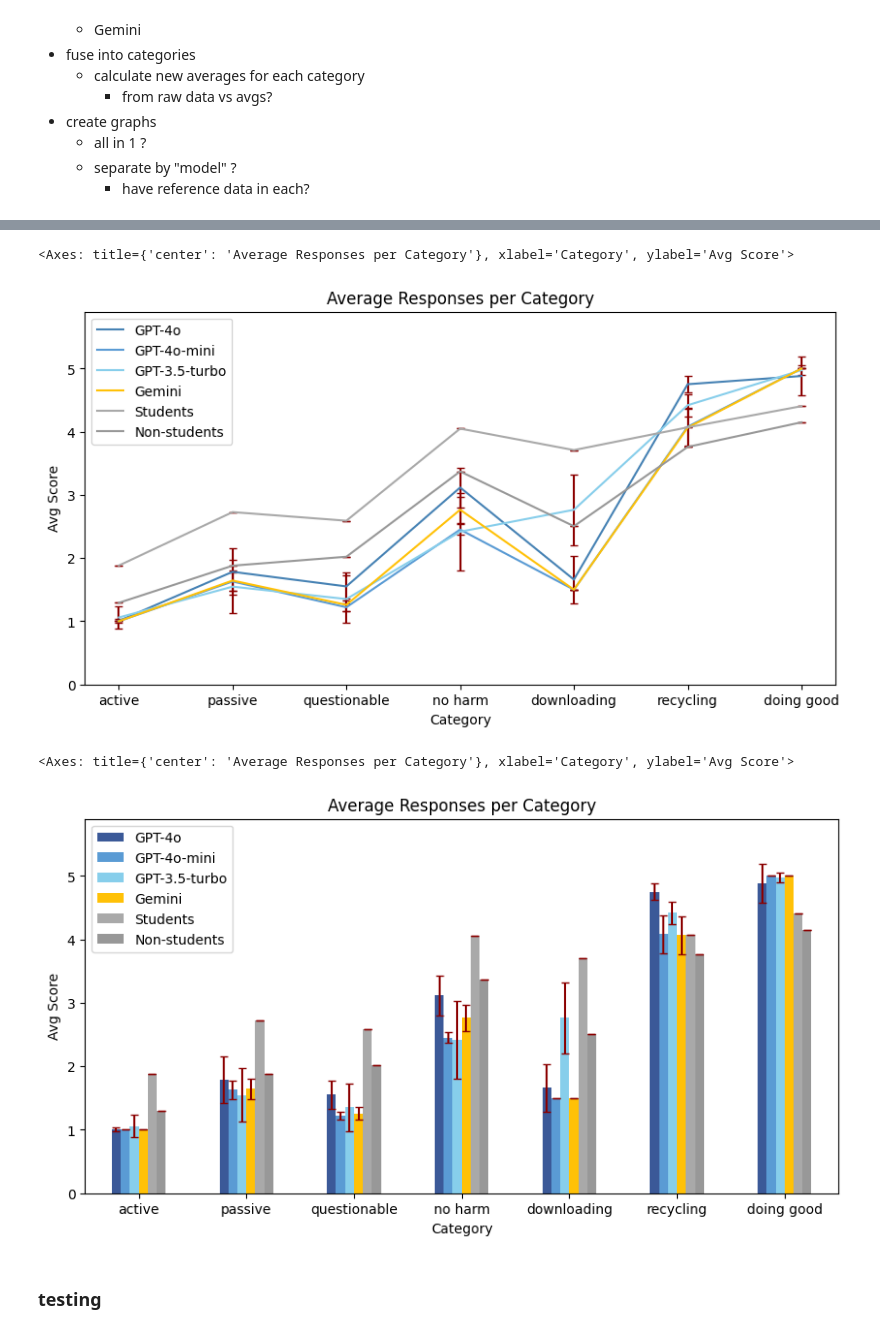
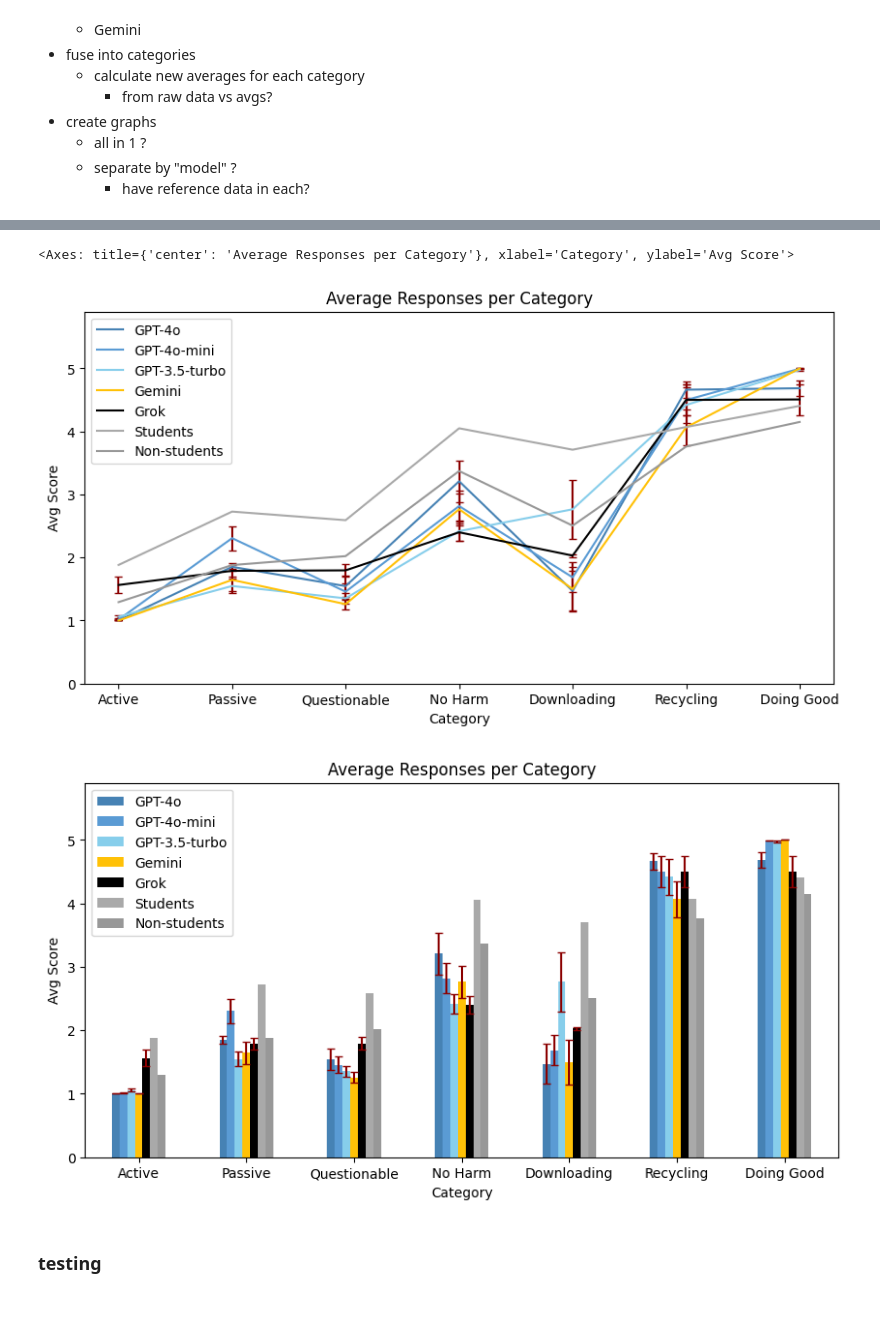
Before and after one commit to N101/Consumer-Ethics-in-AI-Shopping-Assistants, a Jupyter notebook: src/notebooks/final_graphs.ipynb, the cells around one changed output, grey strips where cells are left out. Cells and saved outputs as stored; diff of their text form; code cells hidden in the pictures.

Commit message:
updated graphs nb to add changes lost in rebase

```diff
--- a/src/notebooks/final_graphs.ipynb
+++ b/src/notebooks/final_graphs.ipynb
@@ -49,24 +56,26 @@ gemini_raw.set_index("#", inplace=True)
 # %%
 slices = [slice(0, 5), slice(5, 11), slice(11, 16), slice(16, 21), slice(21, 23), slice(23, 27), slice(27, None)]
-labels = ["active", "passive", "questionable", "no harm", "downloading", "recycling", "doing good"]
+labels = ["Active", "Passive", "Questionable", "No Harm", "Downloading", "Recycling", "Doing Good"]
 # %%
-columns = ["GPT-4o", "GPT-4o-mini", "GPT-3.5-turbo", "Gemini", "Students", "Non-students"]
+columns = ["GPT-4o", "GPT-4o-mini", "GPT-3.5-turbo", "Gemini", "Grok", "Students", "Non-students"]
 category_averages = pd.DataFrame(index=labels, columns=columns)
 category_averages["GPT-4o"] = [gpt4o_avg.iloc[s, 0].mean() for s in slices]
 category_averages["GPT-4o-mini"] = [gpt4omini_avg.iloc[s, 0].mean() for s in slices]
 category_averages["GPT-3.5-turbo"] = [gpt35_avg.iloc[s, 0].mean() for s in slices]
 category_averages["Gemini"] = [gemini_avg.iloc[s, 0].mean() for s in slices]
+category_averages["Grok"] = [grok_avg.iloc[s, 0].mean() for s in slices]
 category_averages["Students"] = [ref.iloc[s, 1].mean() for s in slices]
 category_averages["Non-students"] = [ref.iloc[s, 2].mean() for s in slices]
 
 category_errors = pd.DataFrame(index=labels, columns=columns)
-category_errors["GPT-4o"] = [gpt4o_avg.iloc[s, 1].mean() for s in slices]
-category_errors["GPT-4o-mini"] = [gpt4omini_avg.iloc[s, 1].mean() for s in slices]
-category_errors["GPT-3.5-turbo"] = [gpt35_avg.iloc[s, 1].mean() for s in slices]
-category_errors["Gemini"] = [gemini_avg.iloc[s, 1].mean() for s in slices]
+category_errors["GPT-4o"] = [gpt4o_avg.iloc[s, 0].sem() for s in slices]
+category_errors["GPT-4o-mini"] = [gpt4omini_avg.iloc[s, 0].sem() for s in slices]
+category_errors["GPT-3.5-turbo"] = [gpt35_avg.iloc[s, 0].sem() for s in slices]
+category_errors["Gemini"] = [gemini_avg.iloc[s, 0].sem() for s in slices]
 # category_errors["Gemini"] = [gemini_raw.groupby("#")["Response"].std().iloc[s].mean() for s in slices]
-category_errors["Students"] = 0
-category_errors["Non-students"] = 0
+category_errors["Grok"] = [grok_avg.iloc[s, 0].sem() for s in slices]
+category_errors["Students"] = np.nan
+category_errors["Non-students"] = np.nan
 
 category_errors
 # %% [output]
@@ -87,10 +100,11 @@ print(len(slices))
 # convert std to sem
 n = [5, 6, 5, 5, 2, 4, 4]
 for i in range(len(slices)):
-    category_errors["GPT-4o"] = category_errors["GPT-4o"] / (n[i]**0.5)
-    category_errors["GPT-4o-mini"] = category_errors["GPT-4o-mini"] / (n[i]**0.5)
-    category_errors["GPT-3.5-turbo"] = category_errors["GPT-3.5-turbo"] / (n[i]**0.5)
-    category_errors["Gemini"] = category_errors["Gemini"] / (n[i]**0.5)
+    category_errors.loc[labels[i], "GPT-4o"] = category_errors.loc[labels[i], "GPT-4o"] / (n[i]**0.5)
+    category_errors.loc[labels[i], "GPT-4o-mini"] = category_errors.loc[labels[i], "GPT-4o-mini"] / (n[i]**0.5)
+    category_errors.loc[labels[i], "GPT-3.5-turbo"] = category_errors.loc[labels[i], "GPT-3.5-turbo"] / (n[i]**0.5)
+    category_errors.loc[labels[i], "Gemini"] = category_errors.loc[labels[i], "Gemini"] / (n[i]**0.5)
+    category_errors.loc[labels[i], "Grok"] = category_errors.loc[labels[i], "Grok"] / (n[i]**0.5)
 # %%
 category_errors
 # %% [output]
@@ -113,7 +127,7 @@ category_averages.plot(
     yerr=category_errors,
     capsize=3,
     ecolor="darkred",
-    color=["#4682b4", "#5a9bd4", "#87ceeb", "#FFC107", "#A9A9A9", "#989898"],
+    color=["#4682b4", "#5a9bd4", "#87ceeb", "#FFC107", "#000000", "#A9A9A9", "#989898"],
     ax=ax,
     title="Average Responses per Category",
     xlabel="Category",
@@ -125,27 +139,28 @@ category_averages.plot(
 # fig.savefig("category_averages.png")
 # %% [output]
 <Axes: title={'center': 'Average Responses per Category'}, xlabel='Category', ylabel='Avg Score'>
-[figure, old version]
+[figure, new version]
 # %%
-
+# create plot with error bars
 fig, ax = plt.subplots()
 category_averages.plot(
     kind="bar",
     ylim=(0, 5.9),
     yerr=category_errors,
     capsize=3,
     ecolor="darkred",
-    color=["#3B5998", "#5a9bd4", "#87ceeb", "#FFC107", "#A9A9A9", "#989898"],
+    color=["#4682b4", "#5a9bd4", "#87ceeb", "#FFC107", "#000000", "#A9A9A9", "#989898"],
     ax=ax,
     title="Average Responses per Category",
     xlabel="Category",
     ylabel="Avg Score",
     figsize=(10, 5),
     rot=0,
 )
+
+fig.savefig("category_averages.png")
 # %% [output]
-<Axes: title={'center': 'Average Responses per Category'}, xlabel='Category', ylabel='Avg Score'>
-[figure, old version]
+[figure, new version]
 # %% [markdown]
 ### testing
 # %%
```
Also changed, not shown: parts of 6 cells of this notebook.
